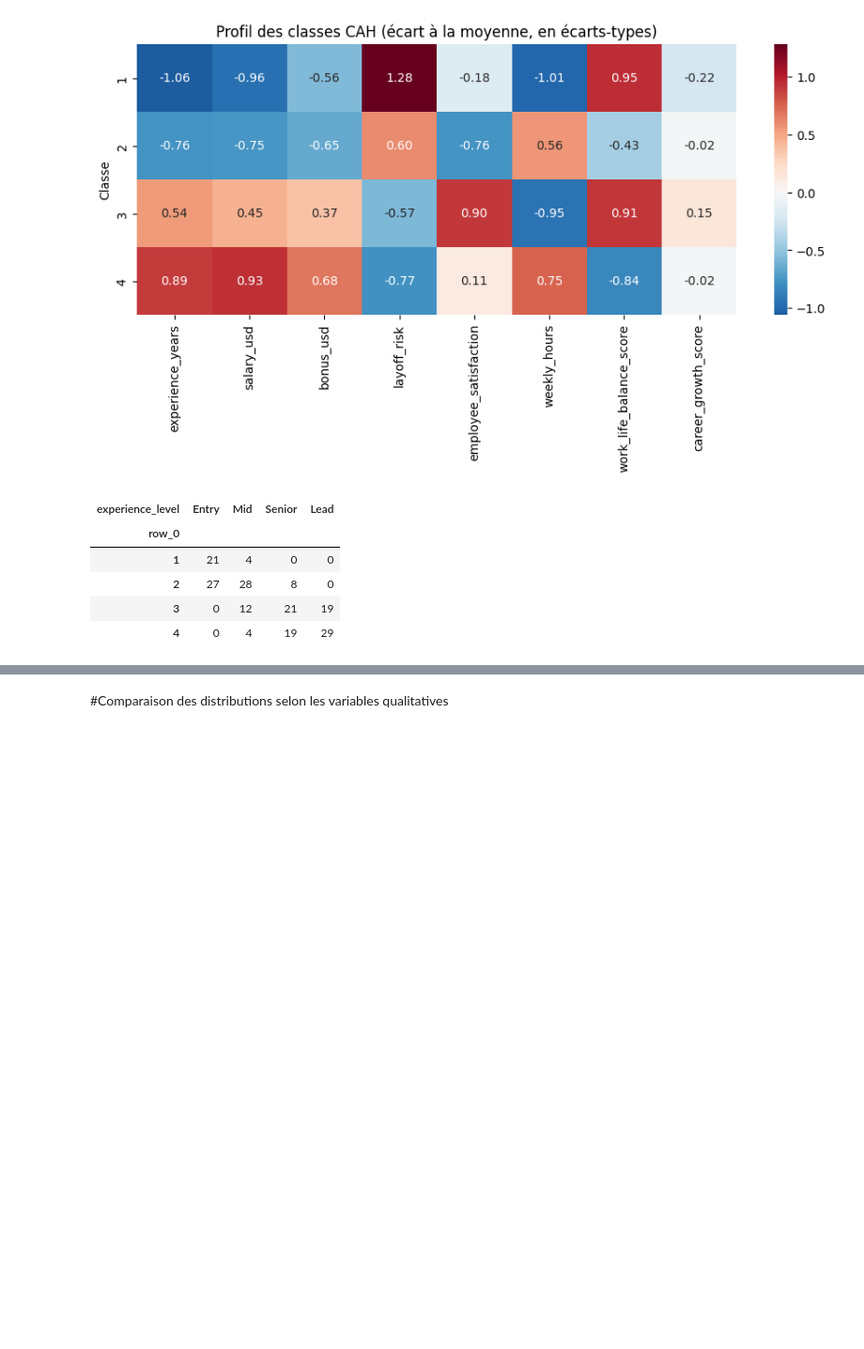
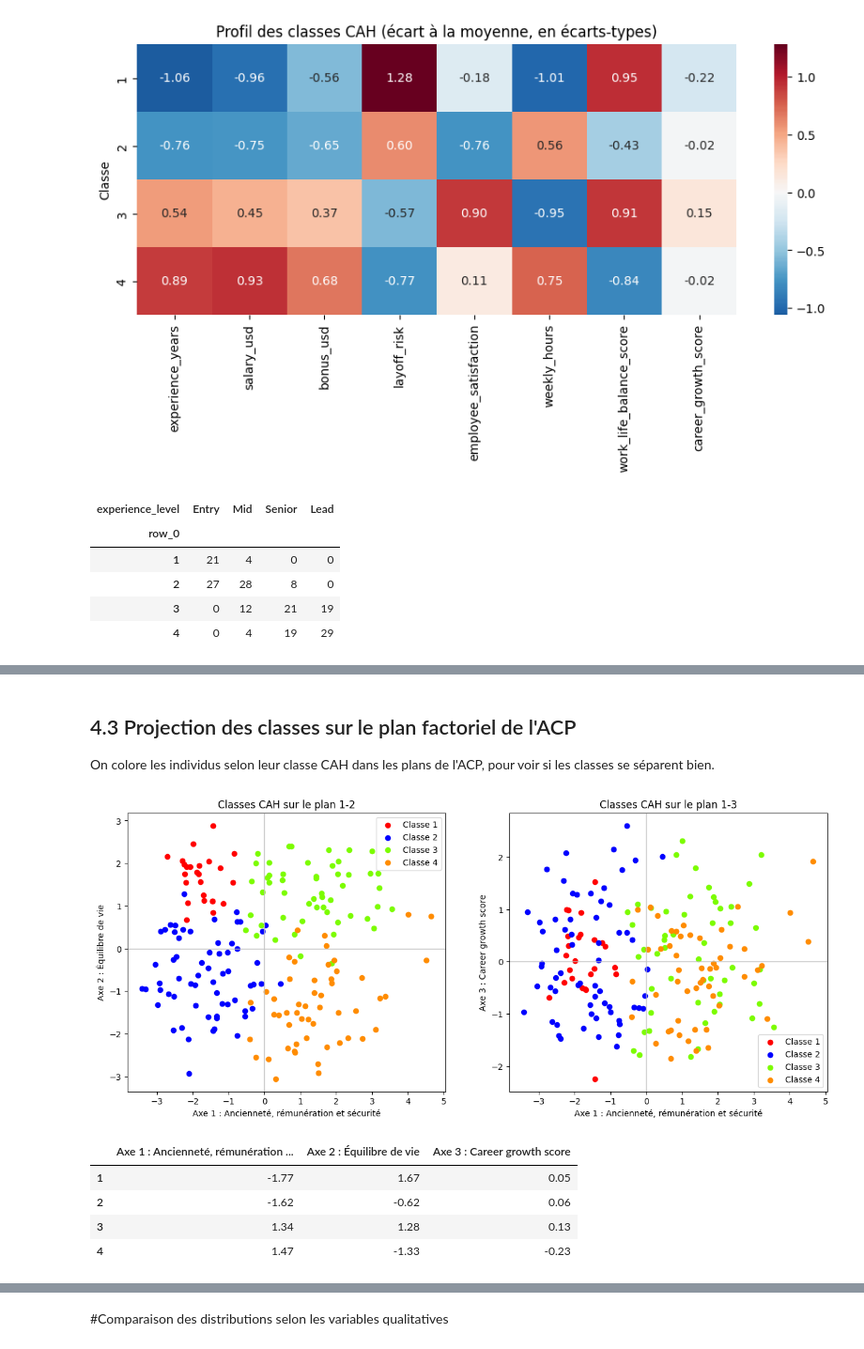
Before and after one commit to neji03/data-analysis-project, a Jupyter notebook: Projet_Analyse_de_Données.ipynb, the cells around one changed output, grey strips where cells are left out. Shown at 94% size. Saved outputs shown, nothing was run; the diff lists cells and outputs as text; code cells hidden in the pictures; blank space fills up the shorter version.

```diff
--- a/Projet_Analyse_de_Données.ipynb
+++ b/Projet_Analyse_de_Données.ipynb
@@ -647,0 +655,40 @@ pd.crosstab(groupes_cah, df["experience_level"])[ORDRE_EXP]
+# %% [markdown]
+## 4.3 Projection des classes sur le plan factoriel de l'ACP
+
+On colore les individus selon leur classe CAH dans les plans de l'ACP, pour voir si les classes se séparent bien.
+# %%
+couleurs = ["red", "blue", "lawngreen", "darkorange", "purple"]
+
+fig, axes = plt.subplots(1, 2, figsize=(15, 6))
+
+# Plan 1-2
+for couleur, k in zip(couleurs, np.unique(groupes_cah)):
+    axes[0].scatter(coord[groupes_cah == k, 0], coord[groupes_cah == k, 1], c=couleur, s=35, label=f"Classe {k}")
+axes[0].axhline(0, color="silver", lw=1)
+axes[0].axvline(0, color="silver", lw=1)
+axes[0].set_xlabel("Axe 1 : Ancienneté, rémunération et sécurité")
+axes[0].set_ylabel("Axe 2 : Équilibre de vie")
+axes[0].set_title("Classes CAH sur le plan 1-2")
+axes[0].legend()
+
+# Plan 1-3
+for couleur, k in zip(couleurs, np.unique(groupes_cah)):
+    axes[1].scatter(coord[groupes_cah == k, 0], coord[groupes_cah == k, 2], c=couleur, s=35, label=f"Classe {k}")
+axes[1].axhline(0, color="silver", lw=1)
+axes[1].axvline(0, color="silver", lw=1)
+axes[1].set_xlabel("Axe 1 : Ancienneté, rémunération et sécurité")
+axes[1].set_ylabel("Axe 3 : Career growth score")
+axes[1].set_title("Classes CAH sur le plan 1-3")
+axes[1].legend()
+
+plt.show()
+
+# Coordonnées moyennes de chaque classe sur les 3 axes
+pd.DataFrame(coord[:, :3], columns=["Axe 1 : Ancienneté, rémunération et sécurité", "Axe 2 : Équilibre de vie", "Axe 3 : Career growth score"]).groupby(groupes_cah).mean().round(2)
+# %% [output]
+[figure, added]
+|  | Axe 1 : Ancienneté, rémunération ... | Axe 2 : Équilibre de vie | Axe 3 : Career growth score |
+| 1 | -1.77 | 1.67 | 0.05 |
+| 2 | -1.62 | -0.62 | 0.06 |
+| 3 | 1.34 | 1.28 | 0.13 |
+| 4 | 1.47 | -1.33 | -0.23 |
```
Also changed, not shown: parts of 22 cells of this notebook.
